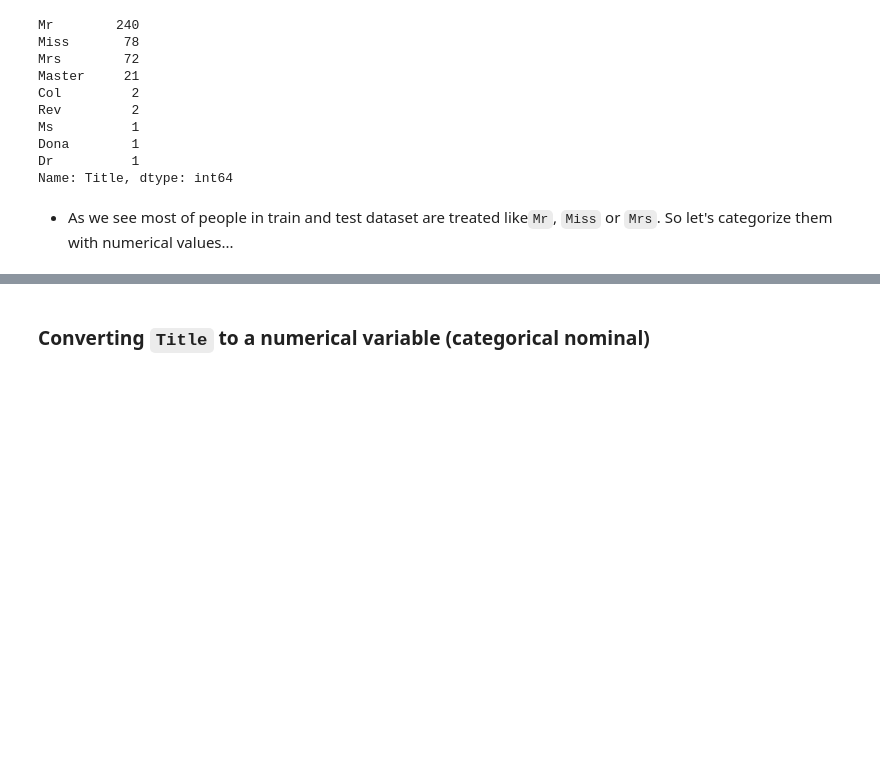
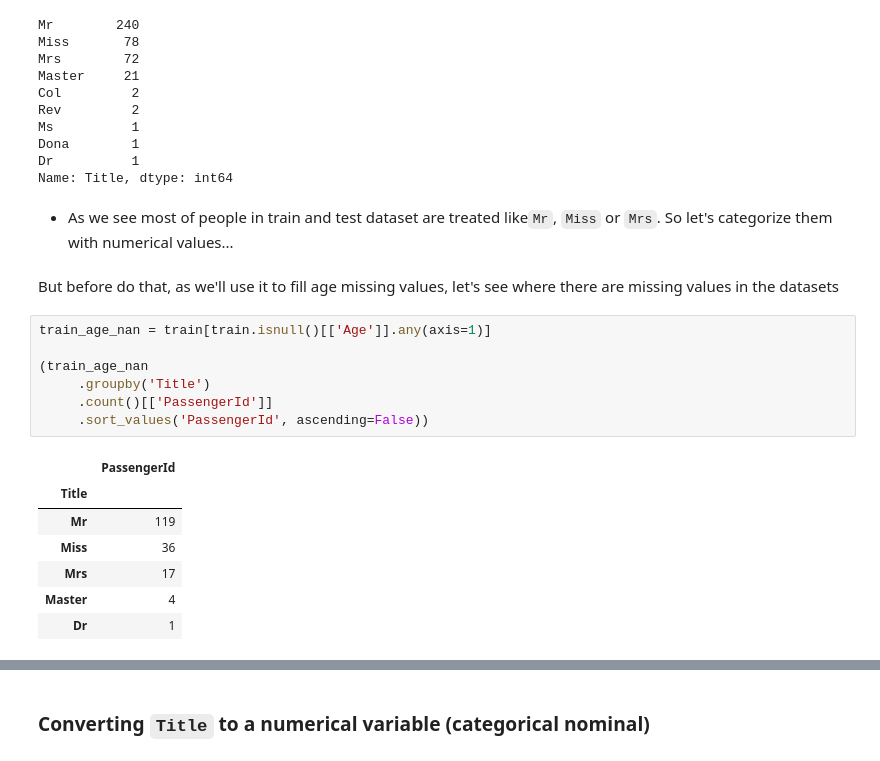
Before and after one commit to gabrielatrindade/ml-playground, a Jupyter notebook: projects/titanic/titanic.ipynb, the cells around one changed output, grey strips where cells are left out. Saved outputs shown, nothing was run; the diff lists cells and outputs as text; blank space fills up the shorter version.

```diff
--- a/projects/titanic/titanic.ipynb
+++ b/projects/titanic/titanic.ipynb
@@ -261,3 +261,20 @@ Dr          1
 Name: Title, dtype: int64
 # %% [markdown]
 - As we see most of people in train and test dataset are treated like`Mr`, `Miss` or `Mrs`.  So let's categorize them with numerical values...
+# %% [markdown]
+But before do that, as we'll use it to fill age missing values, let's see where there are missing values in the datasets
+# %%
+train_age_nan = train[train.isnull()[['Age']].any(axis=1)]
+
+(train_age_nan
+     .groupby('Title')
+     .count()[['PassengerId']]
+     .sort_values('PassengerId', ascending=False))
+# %% [output]
+|  | PassengerId |
+| Title |  |
+| Mr | 119 |
+| Miss | 36 |
+| Mrs | 17 |
+| Master | 4 |
+| Dr | 1 |
```
Also changed, not shown: parts of 26 cells of this notebook.
